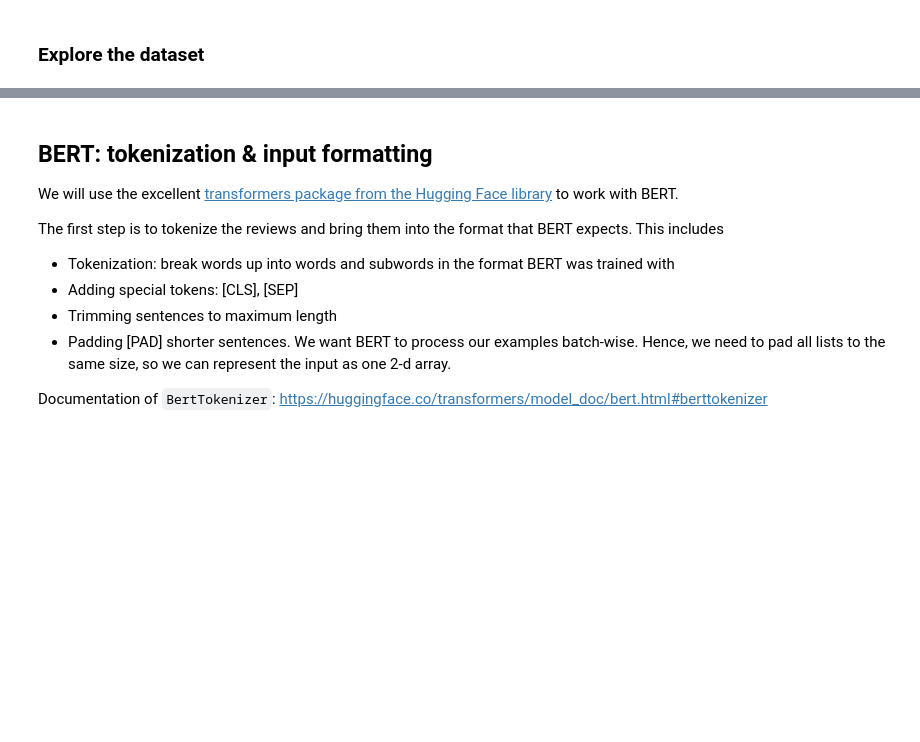
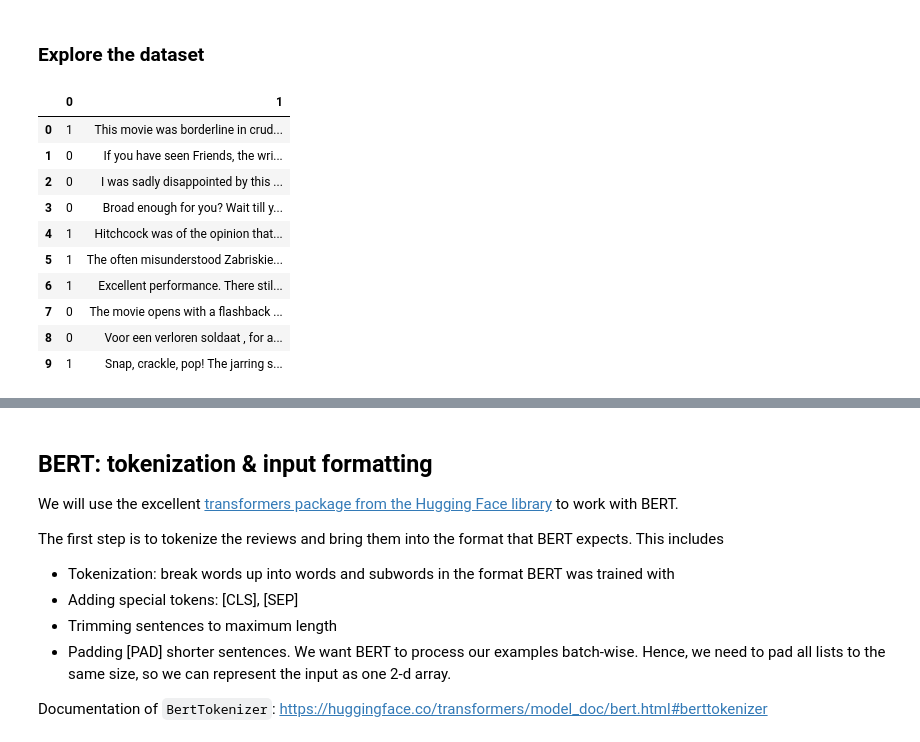
Before and after one commit to jonaden94/deepl-ecker-21-22, a Jupyter notebook: Ex6_2021.ipynb, the cells around one changed output, grey strips where cells are left out. Cells and saved outputs as stored; diff of their text form; code cells hidden in the pictures; blank space fills up the shorter version.

```diff
--- a/Ex6_2021.ipynb
+++ b/Ex6_2021.ipynb
@@ -196,5 +250,19 @@ print(f"Number of train labels:\n{len(labels)}")
 # %%
 # TODO show the first 10 samples together
 # with their label (positive or negative review)
+import pandas as pd
+pd.DataFrame(np.hstack([labels[0:10].reshape(10,1), reviews[0:10].reshape(10,1)]))
+# %% [output]
+|  | 0 | 1 |
+| 0 | 1 | This movie was borderline in crud... |
+| 1 | 0 | If you have seen Friends, the wri... |
+| 2 | 0 | I was sadly disappointed by this ... |
+| 3 | 0 | Broad enough for you? Wait till y... |
+| 4 | 1 | Hitchcock was of the opinion that... |
+| 5 | 1 | The often misunderstood Zabriskie... |
+| 6 | 1 | Excellent performance. There stil... |
+| 7 | 0 | The movie opens with a flashback ... |
+| 8 | 0 | Voor een verloren soldaat , for a... |
+| 9 | 1 | Snap, crackle, pop! The jarring s... |
 # %%
 # TODO How many samples are included in the dataset?
```
Also changed, not shown: parts of 37 cells of this notebook.
